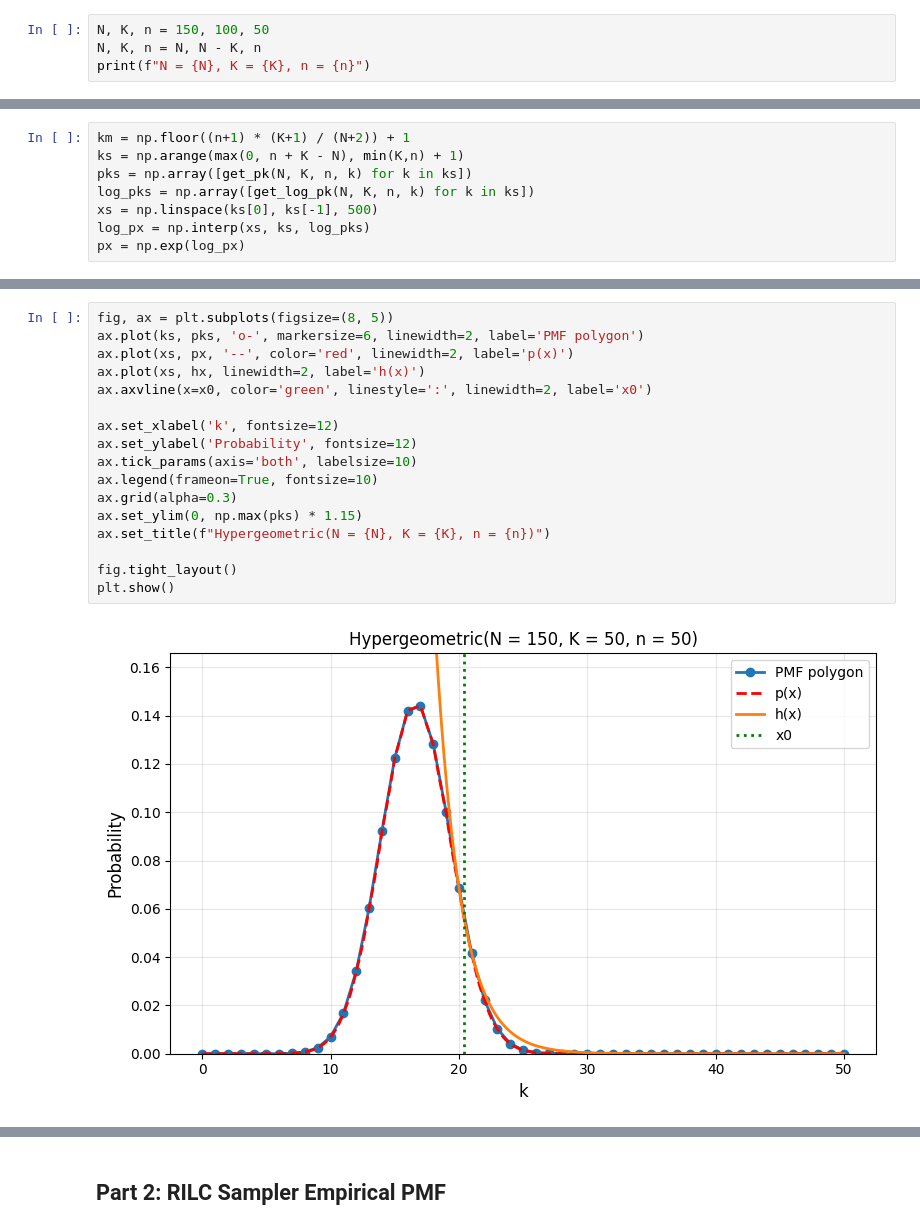
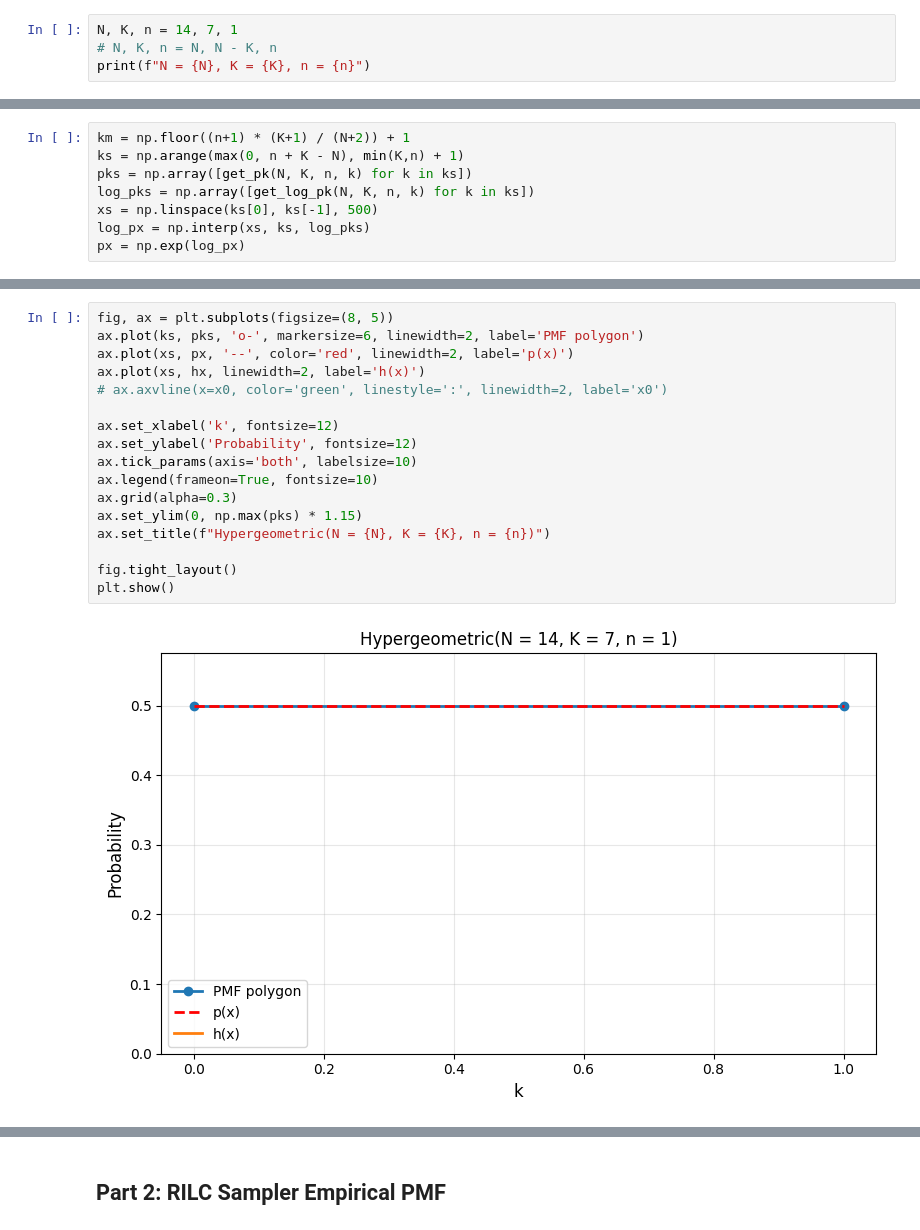
Before and after one commit to spsvihla/mvhg, a Jupyter notebook: notebooks/demo.ipynb, the cells around one changed output, grey strips where cells are left out. Drawn from its saved outputs; the diff is of its cells as text.

```diff
--- a/notebooks/demo.ipynb
+++ b/notebooks/demo.ipynb
@@ -20,7 +20,7 @@ def get_log_pk(N, K, n, k):
 def get_pk(N, K, n, k):
     return np.exp(get_log_pk(N, K, n, k))
 # %%
-N, K, n = 150, 100, 50
-N, K, n = N, N - K, n
+N, K, n = 14, 7, 1
+# N, K, n = N, N - K, n
 print(f"N = {N}, K = {K}, n = {n}")
 # %% [output]
@@ -71,22 +71,22 @@ plt.show()
 # %%
 fig, ax = plt.subplots(figsize=(8, 5))
 ax.plot(ks, pks, 'o-', markersize=6, linewidth=2, label='PMF polygon')
 ax.plot(xs, px, '--', color='red', linewidth=2, label='p(x)')
 ax.plot(xs, hx, linewidth=2, label='h(x)')
-ax.axvline(x=x0, color='green', linestyle=':', linewidth=2, label='x0')
+# ax.axvline(x=x0, color='green', linestyle=':', linewidth=2, label='x0')
 
 ax.set_xlabel('k', fontsize=12)
 ax.set_ylabel('Probability', fontsize=12)
 ax.tick_params(axis='both', labelsize=10)
 ax.legend(frameon=True, fontsize=10)
 ax.grid(alpha=0.3)
 ax.set_ylim(0, np.max(pks) * 1.15)
 ax.set_title(f"Hypergeometric(N = {N}, K = {K}, n = {n})")
 
 fig.tight_layout()
 plt.show()
 # %% [output]
-[figure, old version]
+[figure, new version]
 # %%
 fig, ax = plt.subplots(figsize=(8, 5))
 ax.plot(ks, pks, 'o-', markersize=6, linewidth=2, label='PMF polygon')
```
Also changed, not shown: parts of 7 cells of this notebook, 2 other files.
